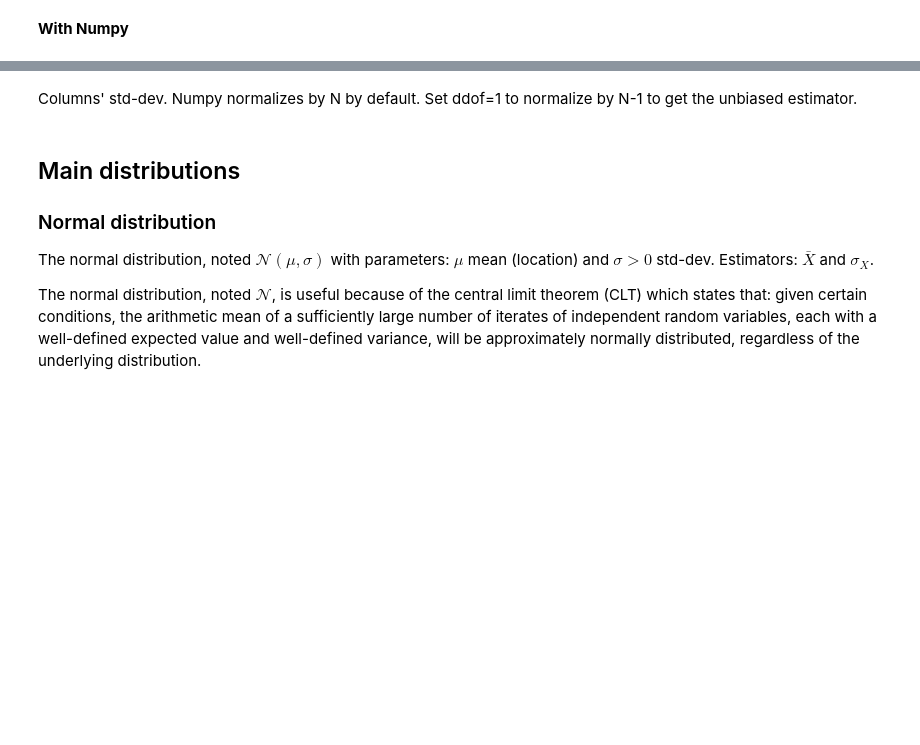
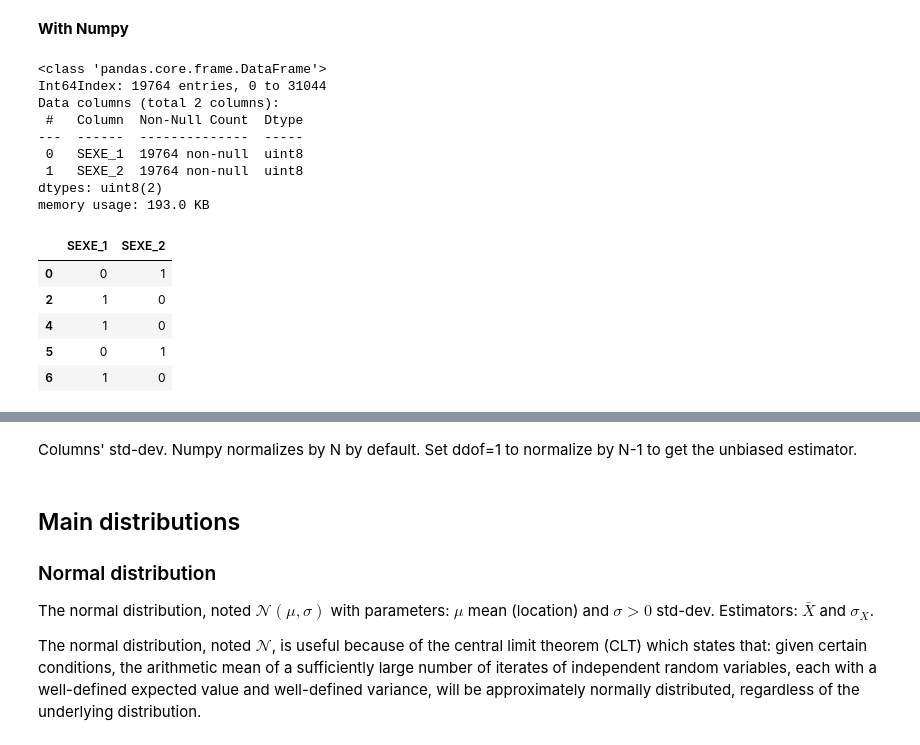
Before and after one commit to MWUrda/Cours-Stats-UGA-M1-Eco-S1, a Jupyter notebook: Codes/Notebooks/stat_univ.ipynb, the cells around one changed output, grey strips where cells are left out. Cells and saved outputs as stored; diff of their text form; code cells hidden in the pictures; blank space fills up the shorter version.

```diff
--- a/Codes/Notebooks/stat_univ.ipynb
+++ b/Codes/Notebooks/stat_univ.ipynb
@@ -204,3 +253,23 @@ ee12_extract[['SALRED', 'NBHEUR', 'AGE']].std()
 X = ee12_extract[['SALRED', 'NBHEUR', 'AGE']].values
 print(ee12_extract[['SALRED', 'NBHEUR', 'AGE']].columns)
 X.mean(axis=0)
+# %%
+dftemp = pd.get_dummies(ee12_extract['SEXE'], prefix='SEXE')
+dftemp.info()
+dftemp.head()
+# %% [output]
+<class 'pandas.core.frame.DataFrame'>
+Int64Index: 19764 entries, 0 to 31044
+Data columns (total 2 columns):
+ #   Column  Non-Null Count  Dtype
+---  ------  --------------  -----
+ 0   SEXE_1  19764 non-null  uint8
+ 1   SEXE_2  19764 non-null  uint8
+dtypes: uint8(2)
+memory usage: 193.0 KB
+|  | SEXE_1 | SEXE_2 |
+| 0 | 0 | 1 |
+| 2 | 1 | 0 |
+| 4 | 1 | 0 |
+| 5 | 0 | 1 |
+| 6 | 1 | 0 |
```
Also changed, not shown: parts of 10 cells of this notebook.
